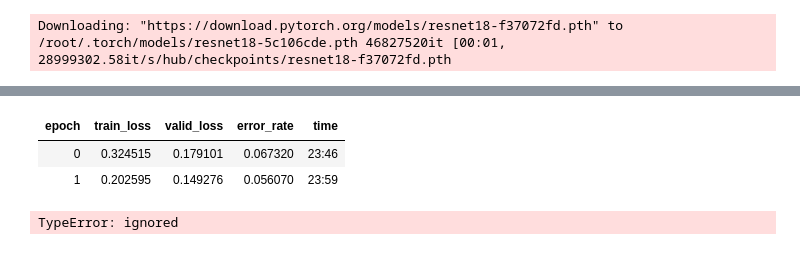
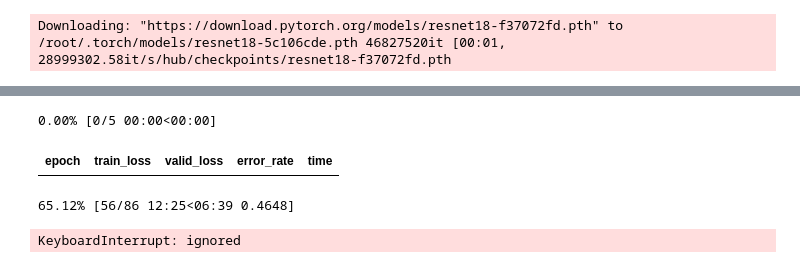
Before and after one commit to YogitaChaudhari52/Malaria-Detection-Using-Maching-Learning, a Jupyter notebook: Final_Work_Project.ipynb, the cells around one changed output, grey strips where cells are left out. Saved outputs shown, nothing was run; the diff lists cells and outputs as text; code cells hidden in the pictures.

```diff
--- a/Final_Work_Project.ipynb
+++ b/Final_Work_Project.ipynb
@@ -288,13 +279,13 @@ Sequential(
   )
 )
 # %%
-learn18.fit_one_cycle(2, callbacks=[SaveModelCallback(learn18, every='epoch', monitor='accuracy', name='malaria18-1')])
+learn18.fit_one_cycle(1, callbacks=[SaveModelCallback(learn18, every='epoch', monitor='accuracy', name='malaria18-1')])
 # Save the model
 learn18.save('malaria18-stage-1')
 # export the model stage
-#exportStageTo(learn18, path)
+exportStageTo(learn18, path)
 # %% [output]
+0.00% [0/5 00:00<00:00]
 | epoch | train_loss | valid_loss | error_rate | time |
-| 0 | 0.324515 | 0.179101 | 0.067320 | 23:46 |
-| 1 | 0.202595 | 0.149276 | 0.056070 | 23:59 |
-TypeError: ignored
+65.12% [56/86 12:25<06:39 0.4648]
+KeyboardInterrupt: ignored
```
Also changed, not shown: parts of 13 cells of this notebook.
